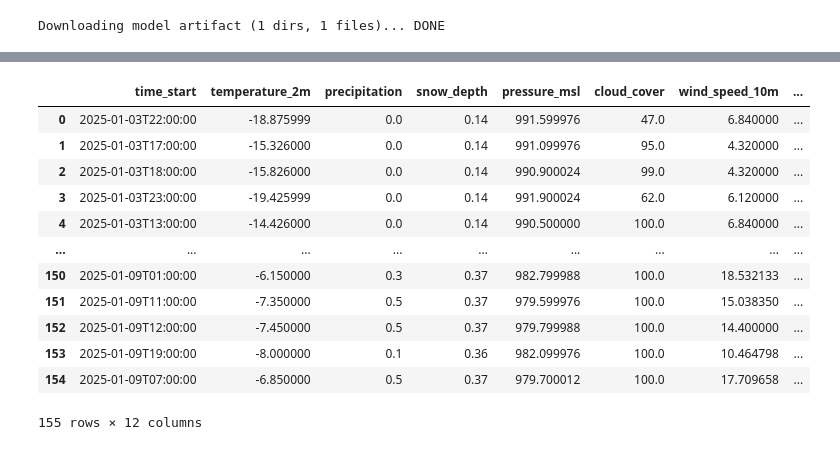
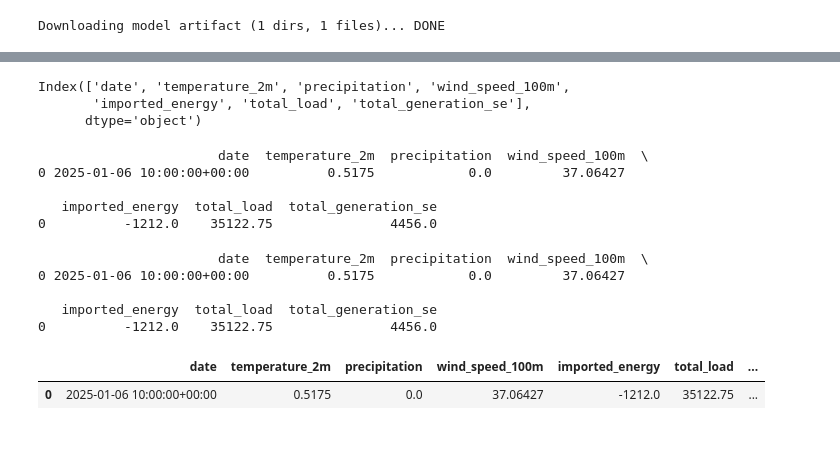
Before and after one commit to oskaralf/ID2223_FinalProject, a Jupyter notebook: notebooks/inference.ipynb, the cells around one changed output, grey strips where cells are left out. Saved outputs shown, nothing was run; the diff lists cells and outputs as text; code cells hidden in the pictures.

```diff
--- a/notebooks/inference.ipynb
+++ b/notebooks/inference.ipynb
@@ -110,0 +137,2 @@ Finished: Reading data from Hopsworks, using Hopsworks Feature Query Service (0.
+# %%
+batch_data = pd.merge(weather_data, entsoe_df, on='date', how='inner')
@@ -110,0 +194,2 @@ Finished: Reading data from Hopsworks, using Hopsworks Feature Query Service (0.
+# %%
+batch_data = modify_dataframe(batch_data)
@@ -111,21 +216,43 @@ Finished: Reading data from Hopsworks, using Hopsworks Feature Query Service (0.
+# %%
+batch_data = batch_data.drop(columns = ['snow_depth',
+       'pressure_msl', 'cloud_cover', 'prices', 'wind_speed_10m',
+       'wind_direction_10m', 'wind_direction_100m', 'city'])
+# %%
+print(batch_data.columns)
+# %% [output]
+Index(['date', 'temperature_2m', 'precipitation', 'wind_speed_100m',
+       'imported_energy', 'total_load', 'total_generation_se'],
+      dtype='object')
+# %%
+print(batch_data)
+# %% [output]
+                       date  temperature_2m  precipitation  wind_speed_100m  \
+0 2025-01-06 10:00:00+00:00          0.5175            0.0         37.06427
+
+   imported_energy  total_load  total_generation_se
+0          -1212.0    35122.75               4456.0
+# %%
+column_order = ['date','temperature_2m',
+'precipitation', 'wind_speed_100m', 'imported_energy',
+'total_load', 'total_generation_se']
+
+batch_data = batch_data[column_order]
+# %%
+print(batch_data)
+# %% [output]
+                       date  temperature_2m  precipitation  wind_speed_100m  \
+0 2025-01-06 10:00:00+00:00          0.5175            0.0         37.06427
+
+   imported_energy  total_load  total_generation_se
+0          -1212.0    35122.75               4456.0
 # %%
 batch_data['predicted_electricity_price'] = retrieved_xgboost_model.predict(
-    batch_data[['temperature_2m', 'precipitation','snow_depth','pressure_msl','cloud_cover','wind_speed_10m','wind_speed_100m','wind_direction_10m','wind_direction_100m']])
+    batch_data[['temperature_2m', 'precipitation', 'wind_speed_100m', 'imported_energy',
+       'total_load', 'total_generation_se']])
 batch_data
 # %% [output]
-|  | time_start | temperature_2m | precipitation | snow_depth | pressure_msl | cloud_cover | wind_speed_10m | ... |
-| 0 | 2025-01-03T22:00:00 | -18.875999 | 0.0 | 0.14 | 991.599976 | 47.0 | 6.840000 | ... |
-| 1 | 2025-01-03T17:00:00 | -15.326000 | 0.0 | 0.14 | 991.099976 | 95.0 | 4.320000 | ... |
-| 2 | 2025-01-03T18:00:00 | -15.826000 | 0.0 | 0.14 | 990.900024 | 99.0 | 4.320000 | ... |
-| 3 | 2025-01-03T23:00:00 | -19.425999 | 0.0 | 0.14 | 991.900024 | 62.0 | 6.120000 | ... |
-| 4 | 2025-01-03T13:00:00 | -14.426000 | 0.0 | 0.14 | 990.500000 | 100.0 | 6.840000 | ... |
-| ... | ... | ... | ... | ... | ... | ... | ... | ... |
-| 150 | 2025-01-09T01:00:00 | -6.150000 | 0.3 | 0.37 | 982.799988 | 100.0 | 18.532133 | ... |
-| 151 | 2025-01-09T11:00:00 | -7.350000 | 0.5 | 0.37 | 979.599976 | 100.0 | 15.038350 | ... |
-| 152 | 2025-01-09T12:00:00 | -7.450000 | 0.5 | 0.37 | 979.799988 | 100.0 | 14.400000 | ... |
-| 153 | 2025-01-09T19:00:00 | -8.000000 | 0.1 | 0.36 | 982.099976 | 100.0 | 10.464798 | ... |
-| 154 | 2025-01-09T07:00:00 | -6.850000 | 0.5 | 0.37 | 979.700012 | 100.0 | 17.709658 | ... |
+|  | date | temperature_2m | precipitation | wind_speed_100m | imported_energy | total_load | ... |
+| 0 | 2025-01-06 10:00:00+00:00 | 0.5175 | 0.0 | 37.06427 | -1212.0 | 35122.75 | ... |
-155 rows × 12 columns
 # %%
 batch_data.info()
 # %% [output]
```
Also changed, not shown: parts of 15 cells of this notebook, 3 other files.
